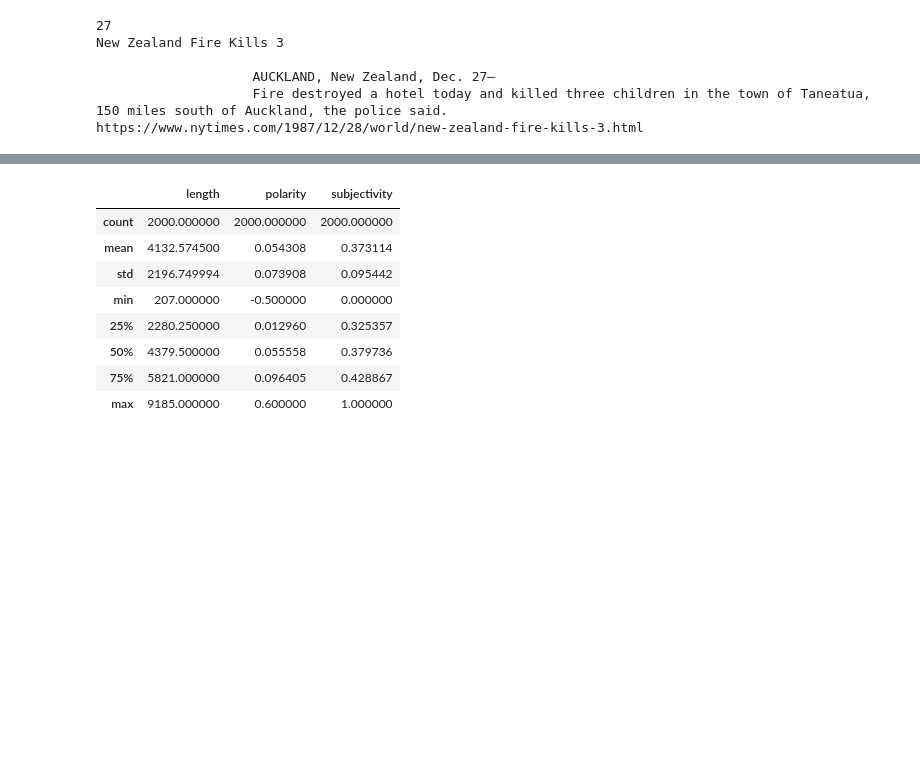
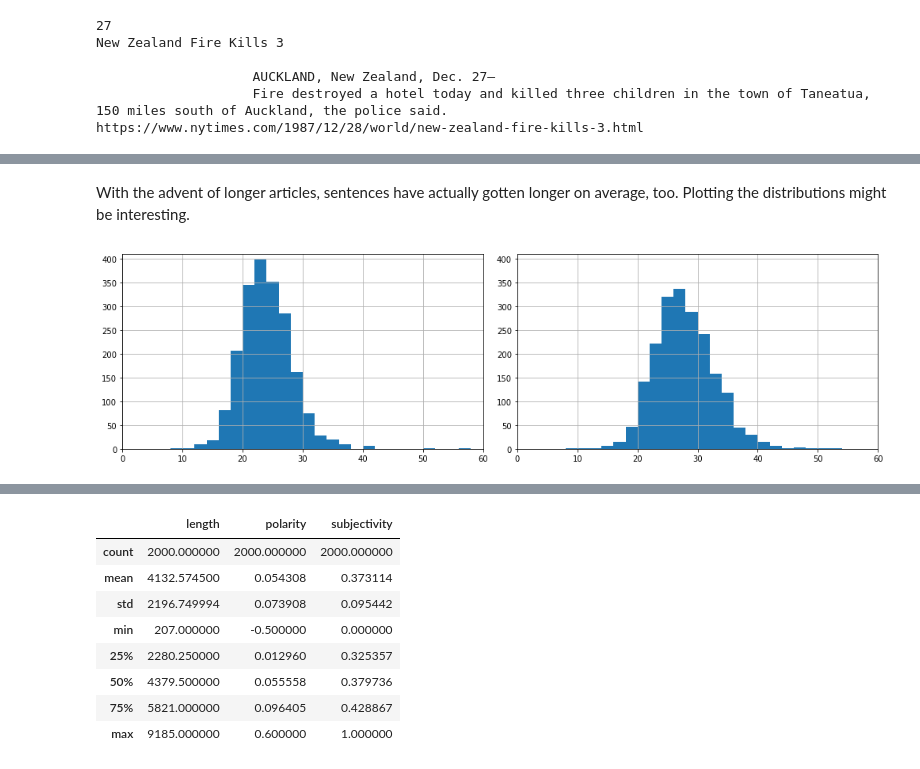
Before and after one commit to alisharifi2000/nyt-analysis, a Jupyter notebook: times.ipynb, the cells around one changed output, grey strips where cells are left out. Cells and saved outputs as stored; diff of their text form; code cells hidden in the pictures; blank space fills up the shorter version.

```diff
--- a/times.ipynb
+++ b/times.ipynb
@@ -405,0 +438,17 @@ Sentiment analysis is another avenue of exploration for comparing these sets of
+# %% [markdown]
+With the advent of longer articles, sentences have actually gotten longer on average, too. Plotting the distributions might be interesting.
+# %%
+def plot_subplots(series, axis, my_color):
+    axis.hist(series, bins=np.linspace(0, 60, 31)) # bucket size of 2
+    axis.set_ylim(0, 410)
+    axis.set_xlim(0, 60)
+    axis.grid()
+
+fig, axs = plt.subplots(1,2)
+fig.set_size_inches(14, 4)
+
+plot_subplots(df_1987['mean_sentence_length'], axs[0], 'b')
+plot_subplots(df_2017['mean_sentence_length'], axs[1], 'r')
+fig.tight_layout()
+# %% [output]
+[figure, added]
```
Also changed, not shown: parts of 18 cells of this notebook.
